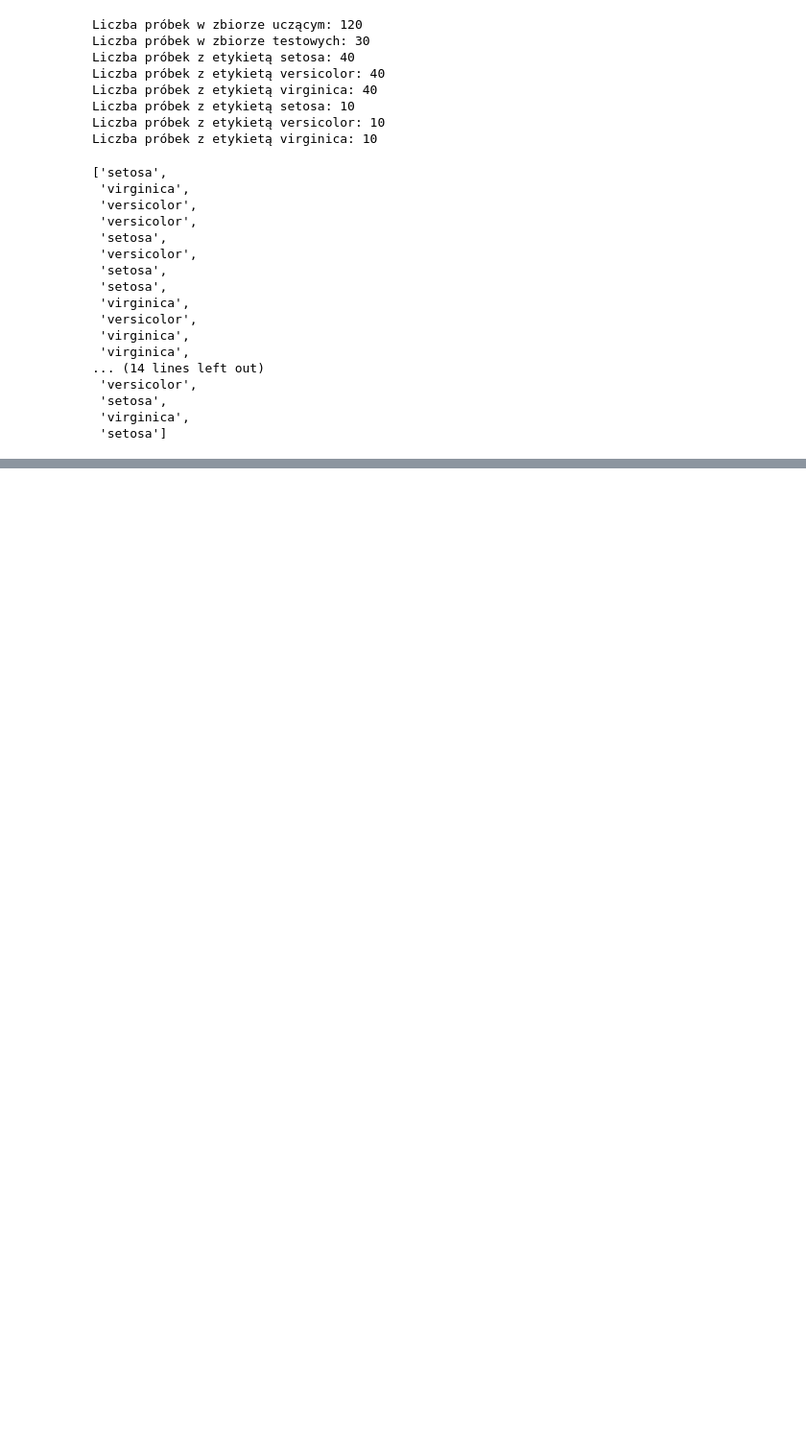
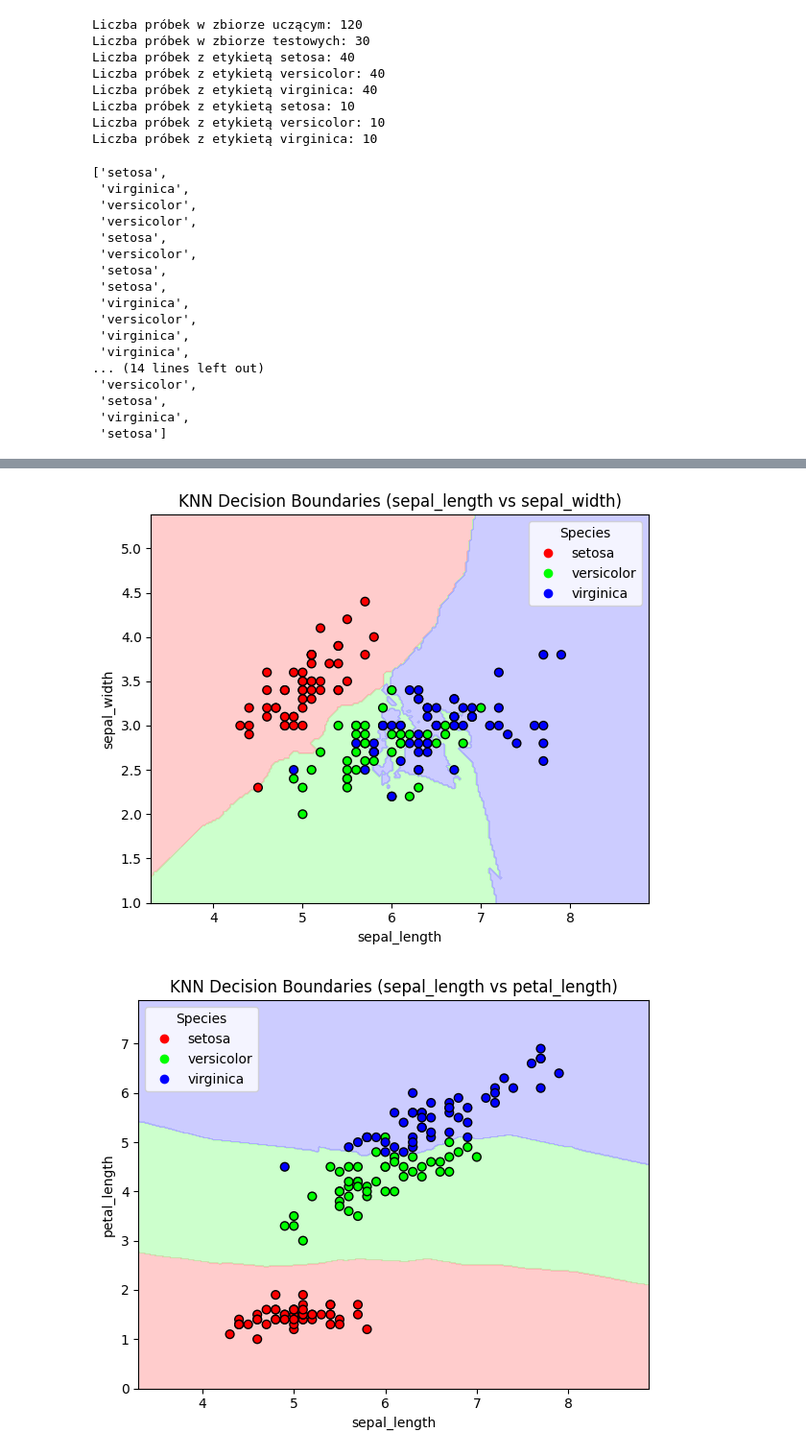
Before and after one commit to tak-creator/giganci, a Jupyter notebook: Algorytm_KNN.ipynb, the cells around one changed output, grey strips where cells are left out. Shown at 96% size. Cells and saved outputs as stored; diff of their text form; code cells hidden in the pictures; blank space fills up the shorter version.

```diff
--- a/Algorytm_KNN.ipynb
+++ b/Algorytm_KNN.ipynb
@@ -278,0 +202,71 @@ weighted avg       0.96      0.96      0.96        45
+# %%
+import seaborn as sns
+import numpy as np
+import matplotlib.pyplot as plt
+from sklearn.neighbors import KNeighborsClassifier
+from sklearn.preprocessing import LabelEncoder
+from matplotlib.colors import ListedColormap
+
+# Wczytanie danych iris
+iris = sns.load_dataset('iris')
+
+# Zakodowanie etykiet gatunków na wartości numeryczne
+le = LabelEncoder()
+y = le.fit_transform(iris['species'])
+
+# Lista par cech
+feature_pairs = [
+    ('sepal_length', 'sepal_width'),
+    ('sepal_length', 'petal_length'),
+    ('sepal_length', 'petal_width'),
+    ('sepal_width',  'petal_width'),
+    ('sepal_width',  'petal_length'),
+    ('petal_length','petal_width')
+]
+
+# Kolory dla klas
+cmap_light = ListedColormap(['#FFAAAA', '#AAFFAA', '#AAAAFF'])
+cmap_bold  = ListedColormap(['#FF0000', '#00FF00', '#0000FF'])
+
+# Dla każdej pary cech: trenowanie KNN i rysowanie granic decyzyjnych
+for x_feature, y_feature in feature_pairs:
+    # Przygotowanie macierzy cech dla danej pary
+    X = iris[[x_feature, y_feature]].values
+
+    # Trenowanie modelu KNN (k=5)
+    knn = KNeighborsClassifier(n_neighbors=5)
+    knn.fit(X, y)
+
+    # Tworzenie siatki punktów
+    x_min, x_max = X[:, 0].min() - 1, X[:, 0].max() + 1
+    y_min, y_max = X[:, 1].min() - 1, X[:, 1].max() + 1
+    xx, yy = np.meshgrid(np.arange(x_min, x_max, 0.02),
+                         np.arange(y_min, y_max, 0.02))
+
+    # Predykcja klasyfikacji dla każdego punktu siatki
+    Z = knn.predict(np.c_[xx.ravel(), yy.ravel()])
+    Z = Z.reshape(xx.shape)
+
+    # Rysowanie wypełnionego obszaru decyzyjnego
+    plt.figure(figsize=(6, 5))
+    plt.contourf(xx, yy, Z, cmap=cmap_light, alpha=0.6)
+
+    # Rysowanie punktów danych
+    scatter = plt.scatter(X[:, 0], X[:, 1], c=y, cmap=cmap_bold, edgecolor='k', s=40)
+
+    # Legenda z nazwami gatunków
+    handles = scatter.legend_elements()[0]
+    labels = le.inverse_transform([0, 1, 2])
+    plt.legend(handles, labels, title="Species")
+
+    # Opisy osi i tytuł
+    plt.xlabel(x_feature)
+    plt.ylabel(y_feature)
+    plt.title(f'KNN Decision Boundaries ({x_feature} vs {y_feature})')
+    plt.xlim(xx.min(), xx.max())
+    plt.ylim(yy.min(), yy.max())
+    plt.tight_layout()
+    plt.show()
+# %% [output]
+[figure, added]
+[figure, added]
```
Also changed, not shown: parts of 2 cells of this notebook.
